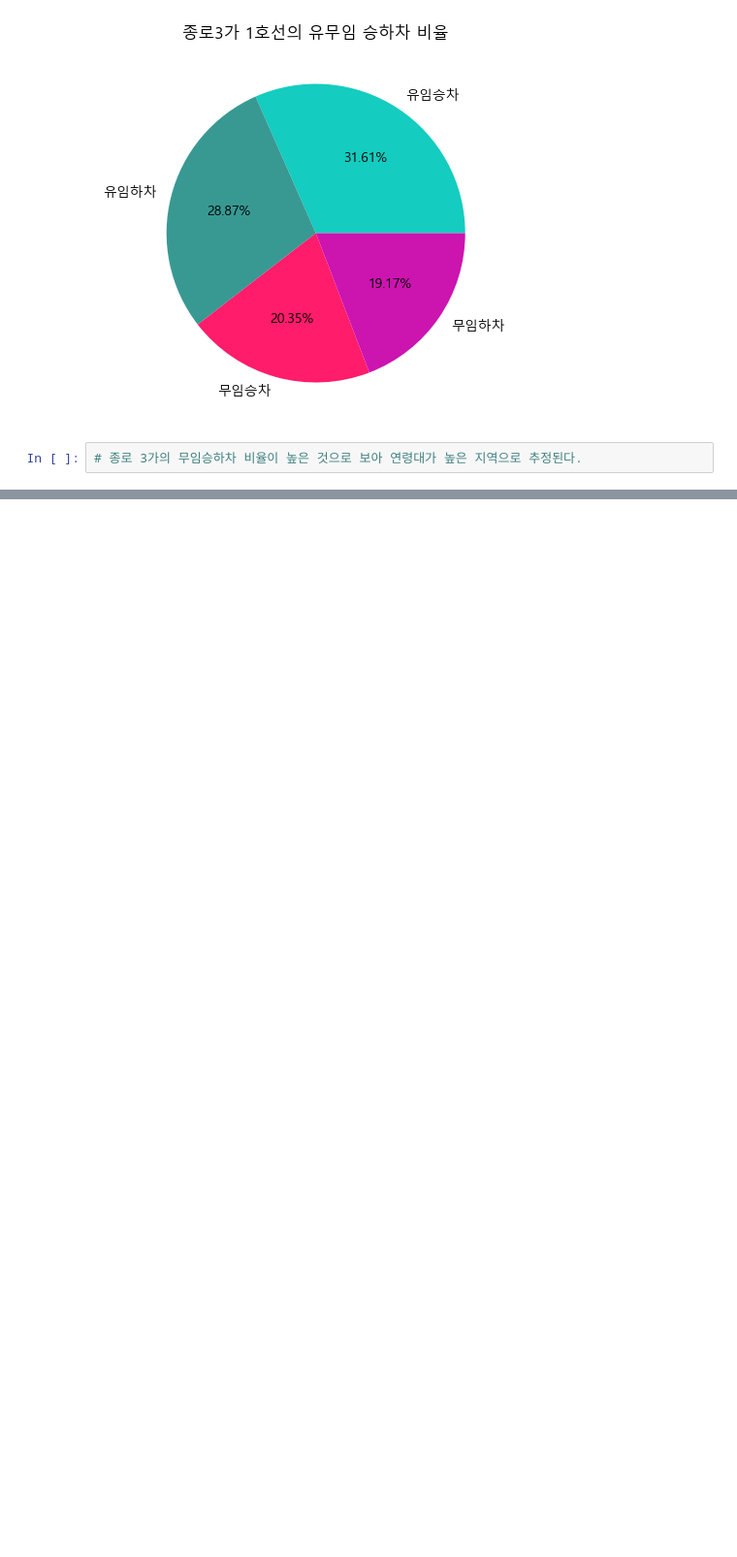
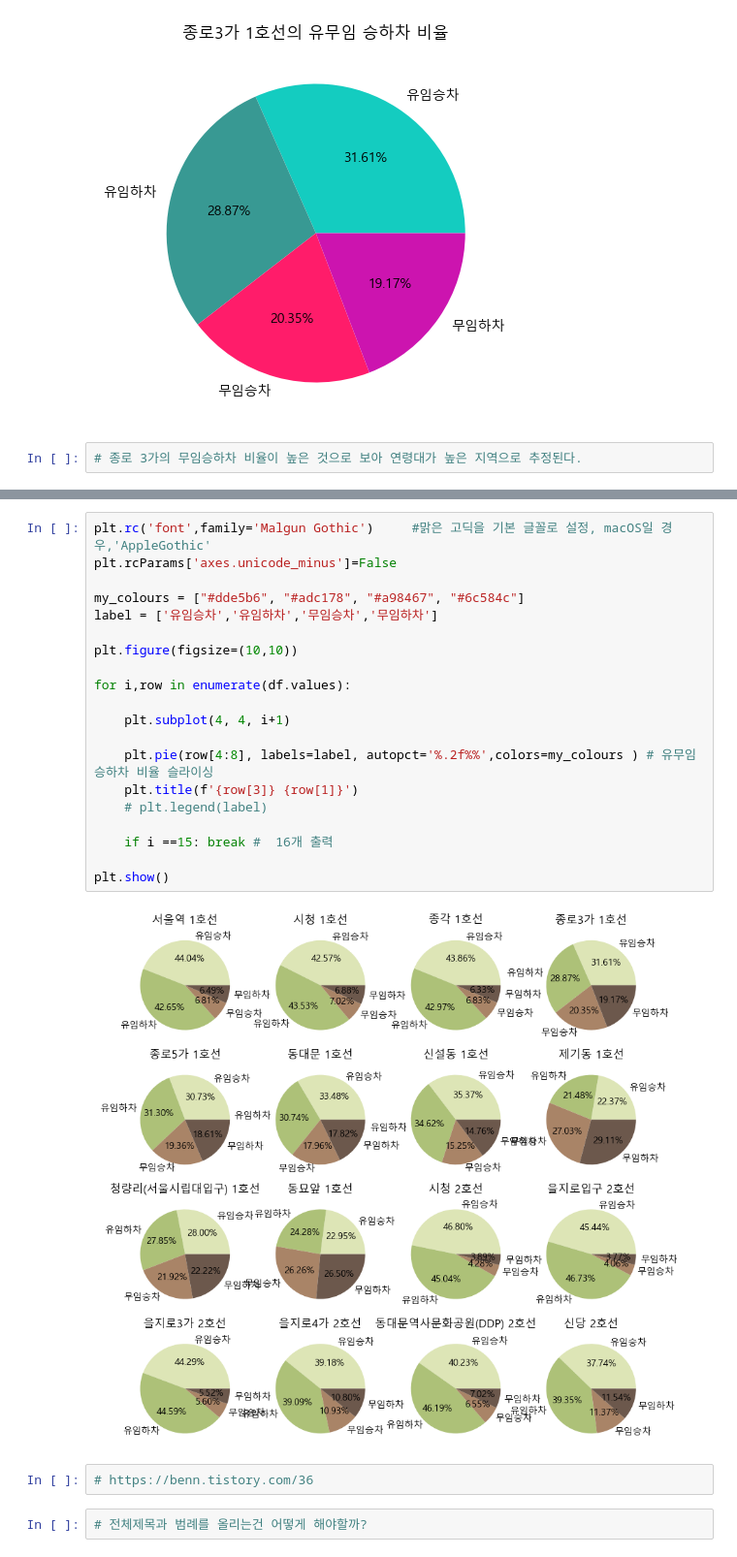
Before and after one commit to BomiDevlog/Multicampus-Data, a Jupyter notebook: DS/2-3.open api[대중교통]_배포용.ipynb, the cells around one changed output, grey strips where cells are left out. Shown at 97% size. Saved outputs shown, nothing was run; the diff lists cells and outputs as text; blank space fills up the shorter version.

```diff
--- a/DS/2-3.open api[대중교통]_배포용.ipynb
+++ b/DS/2-3.open api[대중교통]_배포용.ipynb
@@ -1147,0 +1176,26 @@ for i,row in enumerate(df.values):
+# %%
+plt.rc('font',family='Malgun Gothic')     #맑은 고딕을 기본 글꼴로 설정, macOS일 경우,'AppleGothic'
+plt.rcParams['axes.unicode_minus']=False
+
+my_colours = ["#dde5b6", "#adc178", "#a98467", "#6c584c"]
+label = ['유임승차','유임하차','무임승차','무임하차']
+
+plt.figure(figsize=(10,10))
+
+for i,row in enumerate(df.values):
+
+    plt.subplot(4, 4, i+1)
+
+    plt.pie(row[4:8], labels=label, autopct='%.2f%%',colors=my_colours ) # 유무임 승하차 비율 슬라이싱
+    plt.title(f'{row[3]} {row[1]}')
+    # plt.legend(label)
+
+    if i ==15: break #  16개 출력
+
+plt.show()
+# %% [output]
+[figure, added]
+# %%
+# https://benn.tistory.com/36
+# %%
+# 전체제목과 범례를 올리는건 어떻게 해야할까?
```
Also changed, not shown: parts of 2 cells of this notebook, 2 other files.
